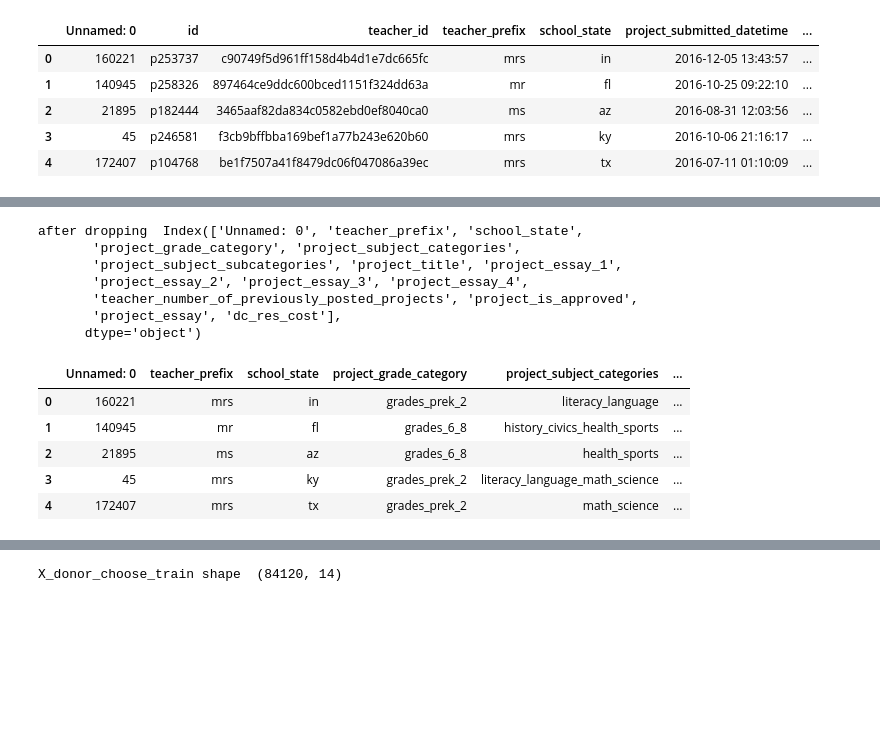
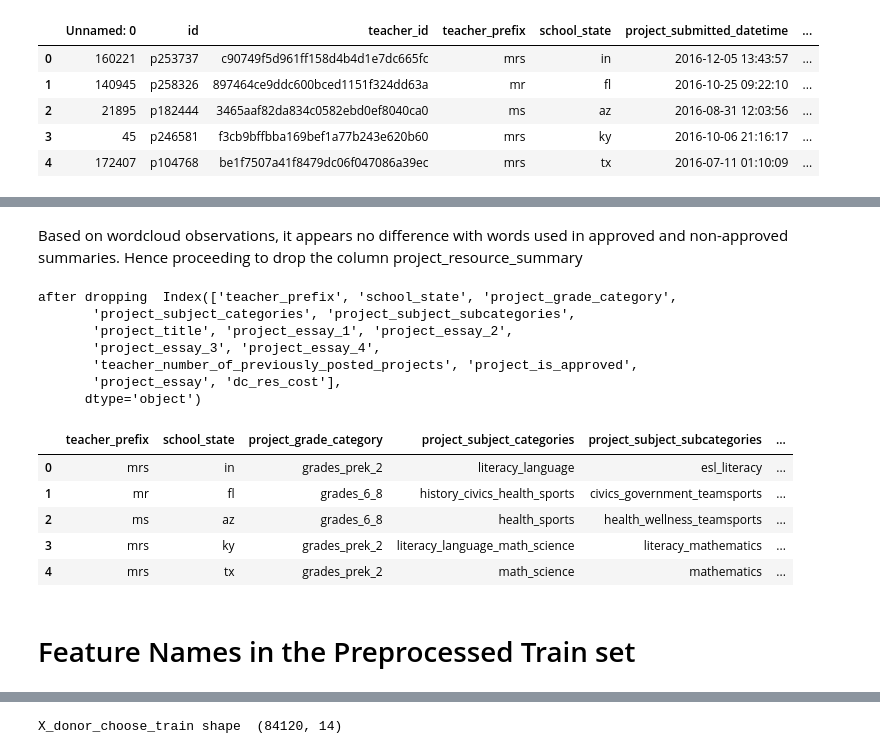
Before and after one commit to arutraj/ML_Basics, a Jupyter notebook: Rajavel_Sethupathi_DonorsChoose.ipynb, the cells around one changed output, grey strips where cells are left out. Saved outputs shown, nothing was run; the diff lists cells and outputs as text; code cells hidden in the pictures; blank space fills up the shorter version.

```diff
--- a/Rajavel_Sethupathi_DonorsChoose.ipynb
+++ b/Rajavel_Sethupathi_DonorsChoose.ipynb
@@ -474,5 +481,5 @@ dc_res_data.head()
 # %%
-train_data_original = pd.merge(dc_train_data, dc_res_data, on='id', how='left')
-train_data_original['dc_res_cost'].head()
-#print(train_data_original.columns)
+train_data_merged = pd.merge(dc_train_data, dc_res_data, on='id', how='left')
+train_data_merged['dc_res_cost'].head()
+print(train_data_merged.columns)
 # %% [output]
@@ -517,29 +533,34 @@ plt.show()
+# %% [markdown]
+
+Based on wordcloud observations, it appears no difference with words used in approved and non-approved summaries. Hence proceeding to drop the column project_resource_summary
 # %%
 cols_to_drop_from = [
     'id',
     'teacher_id',
     'project_submitted_datetime',
-    'project_resource_summary'
+    'project_resource_summary',
+    'Unnamed: 0'
 ]
 
-train_df_pre_processed_original = train_data_original.drop(cols_to_drop_from, axis=1)
+dc_train_data_merged = train_data_merged.drop(cols_to_drop_from, axis=1)
 
-# test_project_data_original.drop(cols_to_drop)
-print('after dropping ', train_df_pre_processed_original.columns)
+print('after dropping ', dc_train_data_merged.columns)
 # %% [output]
-after dropping  Index(['Unnamed: 0', 'teacher_prefix', 'school_state',
-       'project_grade_category', 'project_subject_categories',
-       'project_subject_subcategories', 'project_title', 'project_essay_1',
-       'project_essay_2', 'project_essay_3', 'project_essay_4',
+after dropping  Index(['teacher_prefix', 'school_state', 'project_grade_category',
+       'project_subject_categories', 'project_subject_subcategories',
+       'project_title', 'project_essay_1', 'project_essay_2',
+       'project_essay_3', 'project_essay_4',
        'teacher_number_of_previously_posted_projects', 'project_is_approved',
        'project_essay', 'dc_res_cost'],
       dtype='object')
 # %%
-train_df_pre_processed_original.head()
+dc_train_data_merged.head()
 # %% [output]
-|  | Unnamed: 0 | teacher_prefix | school_state | project_grade_category | project_subject_categories | ... |
-| 0 | 160221 | mrs | in | grades_prek_2 | literacy_language | ... |
-| 1 | 140945 | mr | fl | grades_6_8 | history_civics_health_sports | ... |
-| 2 | 21895 | ms | az | grades_6_8 | health_sports | ... |
-| 3 | 45 | mrs | ky | grades_prek_2 | literacy_language_math_science | ... |
-| 4 | 172407 | mrs | tx | grades_prek_2 | math_science | ... |
+|  | teacher_prefix | school_state | project_grade_category | project_subject_categories | project_subject_subcategories | ... |
+| 0 | mrs | in | grades_prek_2 | literacy_language | esl_literacy | ... |
+| 1 | mr | fl | grades_6_8 | history_civics_health_sports | civics_government_teamsports | ... |
+| 2 | ms | az | grades_6_8 | health_sports | health_wellness_teamsports | ... |
+| 3 | mrs | ky | grades_prek_2 | literacy_language_math_science | literacy_mathematics | ... |
+| 4 | mrs | tx | grades_prek_2 | math_science | mathematics | ... |
+# %% [markdown]
+# Feature Names in the Preprocessed Train set
```
Also changed, not shown: parts of 14 cells of this notebook.
